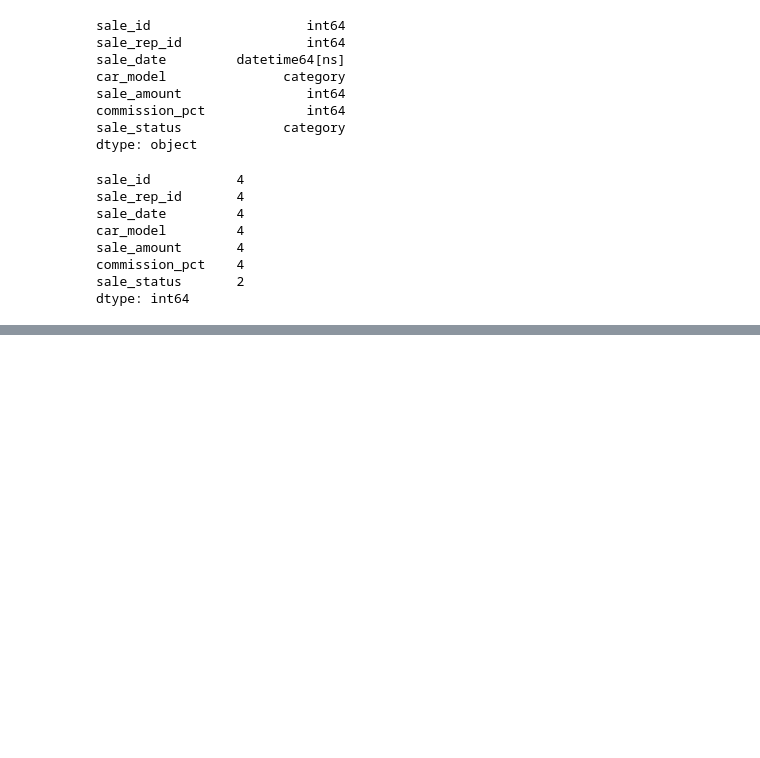
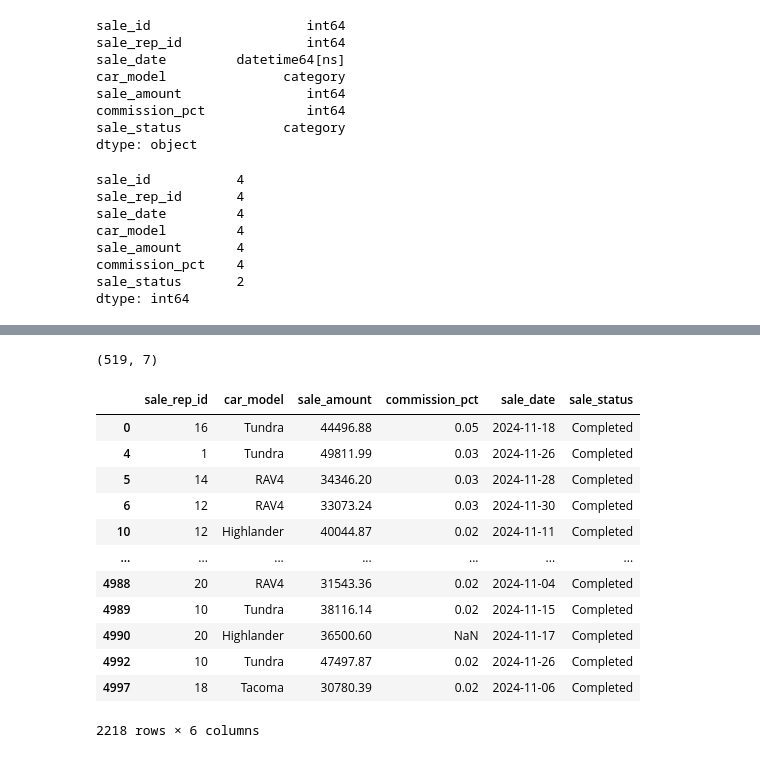
Before and after one commit to KhdaraBasha/Data-Engineer, a Jupyter notebook: Python/basics/python_exploring_toyota_sales_data.ipynb, the cells around one changed output, grey strips where cells are left out. Saved outputs shown, nothing was run; the diff lists cells and outputs as text; code cells hidden in the pictures; blank space fills up the shorter version.

```diff
--- a/Python/basics/python_exploring_toyota_sales_data.ipynb
+++ b/Python/basics/python_exploring_toyota_sales_data.ipynb
@@ -682,0 +685,6 @@ dtype: int64
+# %%
+# Load toyota sales data
+sales_df = pd.read_csv('data/toyota_sales_data.csv', low_memory=False)
+# %%
+# stanardize sale_date column to datetime format
+sales_df['sale_date'] = pd.to_datetime(sales_df['sale_date'])
@@ -682,0 +703,27 @@ dtype: int64
+# %%
+# filtering data where sale amount is greater than 30000 and car model is RAV4
+high_sales_rav4_df = sales_df[(sales_df['sale_amount'] > 30000) & (sales_df['car_model'] == 'RAV4')]
+
+high_sales_rav4_df.shape
+# %% [output]
+(519, 7)
+# %%
+# Filtering data where sale amount is greater than 30000 and sale status is completed using .loc method
+sales_df.loc[
+    (sales_df['sale_amount'] > 30000) & (sales_df['sale_status'] == 'Completed'),
+    ['sale_rep_id', 'car_model', 'sale_amount', 'commission_pct', 'sale_date', 'sale_status']
+    ]
+# %% [output]
+|  | sale_rep_id | car_model | sale_amount | commission_pct | sale_date | sale_status |
+| 0 | 16 | Tundra | 44496.88 | 0.05 | 2024-11-18 | Completed |
+| 4 | 1 | Tundra | 49811.99 | 0.03 | 2024-11-26 | Completed |
+| 5 | 14 | RAV4 | 34346.20 | 0.03 | 2024-11-28 | Completed |
+| 6 | 12 | RAV4 | 33073.24 | 0.03 | 2024-11-30 | Completed |
+| 10 | 12 | Highlander | 40044.87 | 0.02 | 2024-11-11 | Completed |
+| ... | ... | ... | ... | ... | ... | ... |
+| 4988 | 20 | RAV4 | 31543.36 | 0.02 | 2024-11-04 | Completed |
+| 4989 | 10 | Tundra | 38116.14 | 0.02 | 2024-11-15 | Completed |
+| 4990 | 20 | Highlander | 36500.60 | NaN | 2024-11-17 | Completed |
+| 4992 | 10 | Tundra | 47497.87 | 0.02 | 2024-11-26 | Completed |
+| 4997 | 18 | Tacoma | 30780.39 | 0.02 | 2024-11-06 | Completed |
+2218 rows × 6 columns
```
Also changed, not shown: parts of 12 cells of this notebook.
